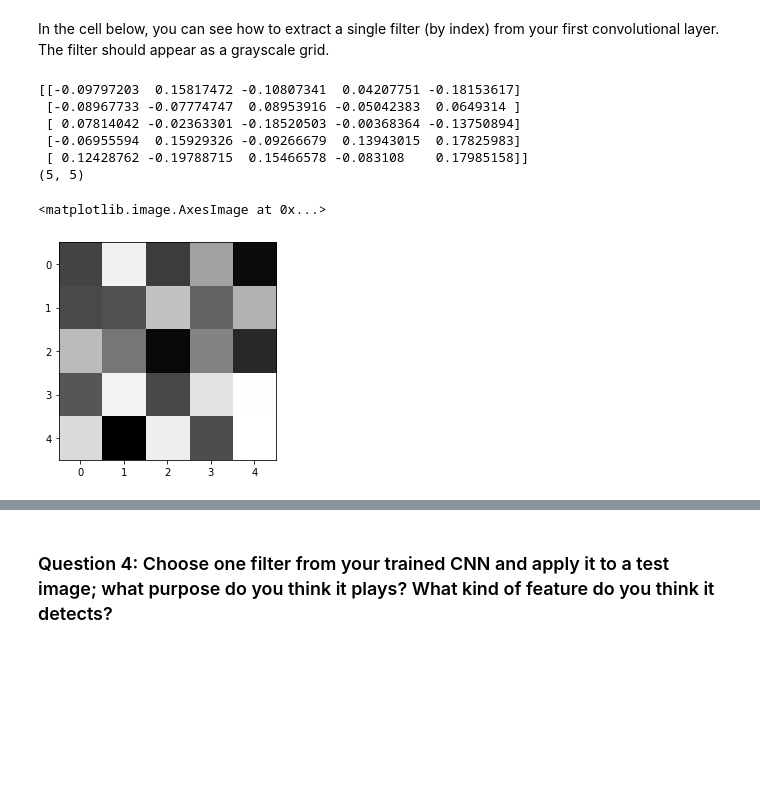
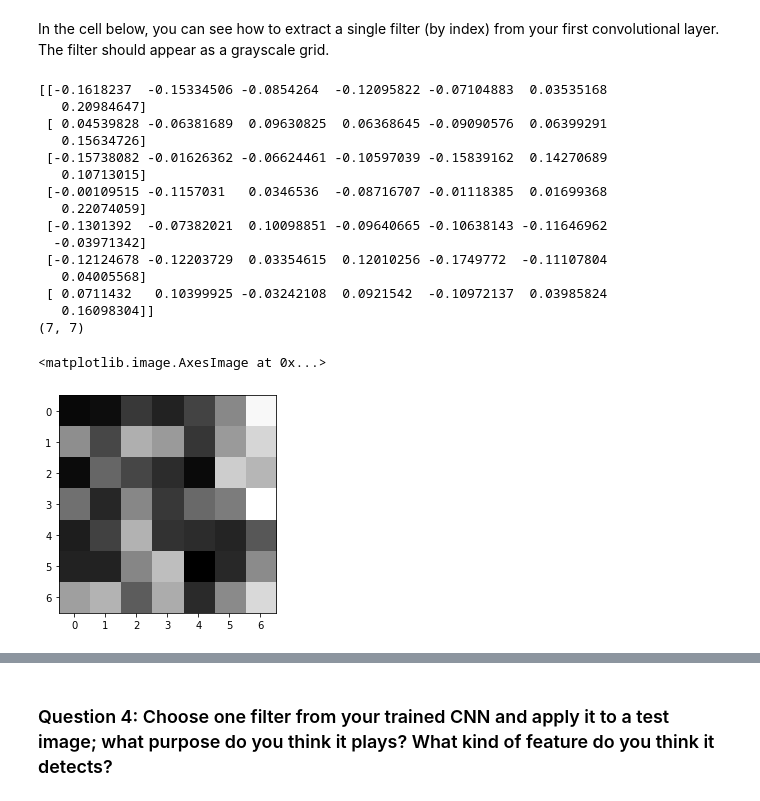
Before and after one commit to okoham/uda-ai-keypoints, a Jupyter notebook: 2. Define the Network Architecture.ipynb, the cells around one changed output, grey strips where cells are left out. Saved outputs shown, nothing was run; the diff lists cells and outputs as text; code cells hidden in the pictures; blank space fills up the shorter version.

```diff
--- a/2. Define the Network Architecture.ipynb
+++ b/2. Define the Network Architecture.ipynb
@@ -80,8 +80,9 @@ import torch.nn.functional as F
 
 ## TODO: Once you've define the network, you can instantiate it
 # one example conv layer has been provided for you
-from models import Net, Net1, Net2
+from models import Net, Net1, Net2, Net12
 
-net = Net2()
+#net = Net2()
+net = Net12()
 print(net)
 # %% [output]
@@ -468,26 +471,35 @@ In the cell below, you can see how to extract a single filter (by index) from yo
 # %%
 # Get the weights in the first conv layer, "conv1"
 # if necessary, change this to reflect the name of your first conv layer
 weights1 = net.conv1.weight.data
 
 w = weights1.numpy()
 
-filter_index = 1
+filter_index = 10
 
 print(w[filter_index][0])
 print(w[filter_index][0].shape)
 
 # display the filter weights
 plt.imshow(w[filter_index][0], cmap='gray')
 # %% [output]
-[[-0.09797203  0.15817472 -0.10807341  0.04207751 -0.18153617]
- [-0.08967733 -0.07774747  0.08953916 -0.05042383  0.0649314 ]
- [ 0.07814042 -0.02363301 -0.18520503 -0.00368364 -0.13750894]
- [-0.06955594  0.15929326 -0.09266679  0.13943015  0.17825983]
- [ 0.12428762 -0.19788715  0.15466578 -0.083108    0.17985158]]
-(5, 5)
+[[-0.1618237  -0.15334506 -0.0854264  -0.12095822 -0.07104883  0.03535168
+   0.20984647]
+ [ 0.04539828 -0.06381689  0.09630825  0.06368645 -0.09090576  0.06399291
+   0.15634726]
+ [-0.15738082 -0.01626362 -0.06624461 -0.10597039 -0.15839162  0.14270689
+   0.10713015]
+ [-0.00109515 -0.1157031   0.0346536  -0.08716707 -0.01118385  0.01699368
+   0.22074059]
+ [-0.1301392  -0.07382021  0.10098851 -0.09640665 -0.10638143 -0.11646962
+  -0.03971342]
+ [-0.12124678 -0.12203729  0.03354615  0.12010256 -0.1749772  -0.11107804
+   0.04005568]
+ [ 0.0711432   0.10399925 -0.03242108  0.0921542  -0.10972137  0.03985824
+   0.16098304]]
+(7, 7)
 <matplotlib.image.AxesImage at 0x...>
-[figure, old version]
+[figure, new version]
 # %% [markdown]
 ## Feature maps
 
```
Also changed, not shown: parts of 12 cells of this notebook, 3 other files.
